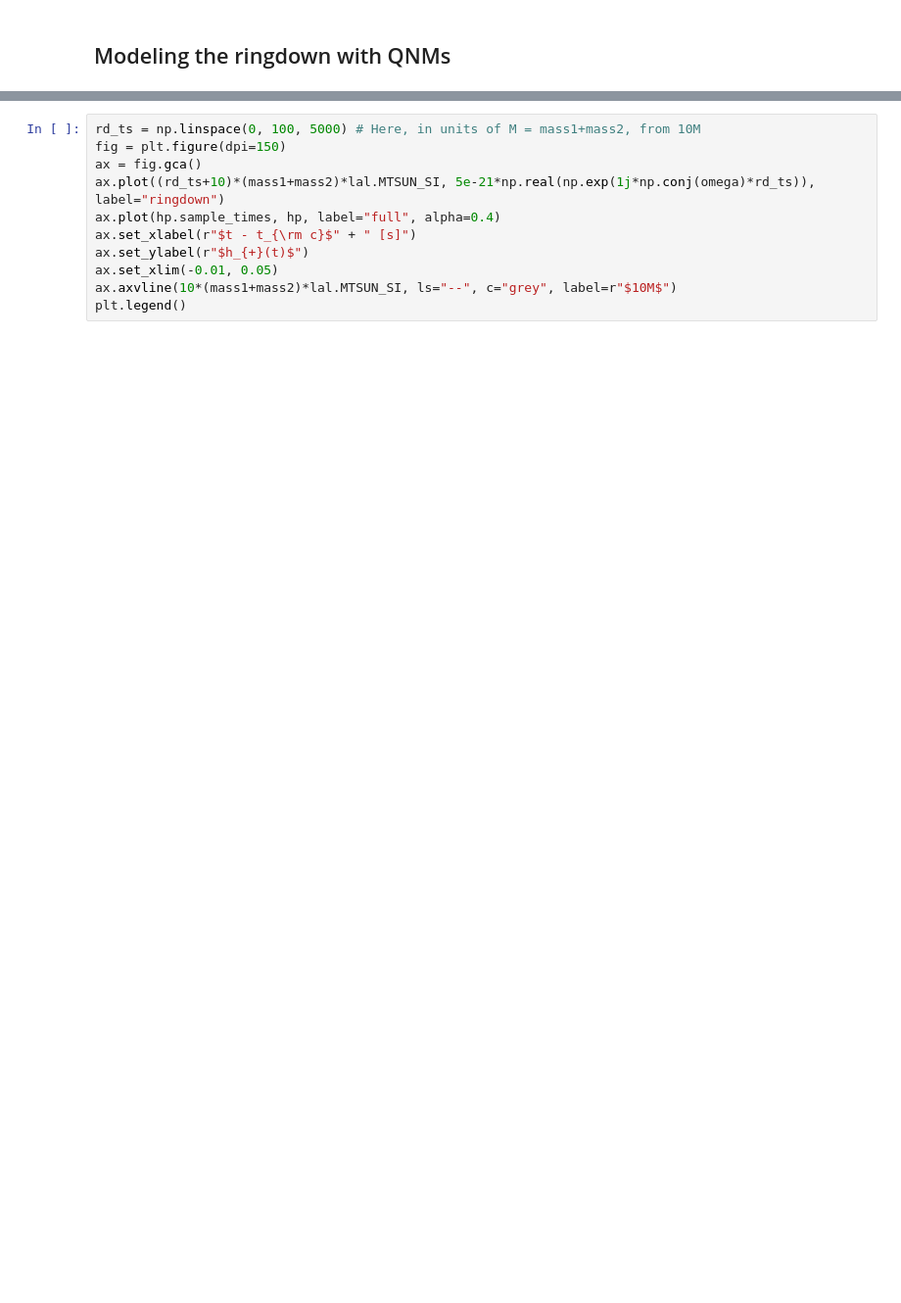
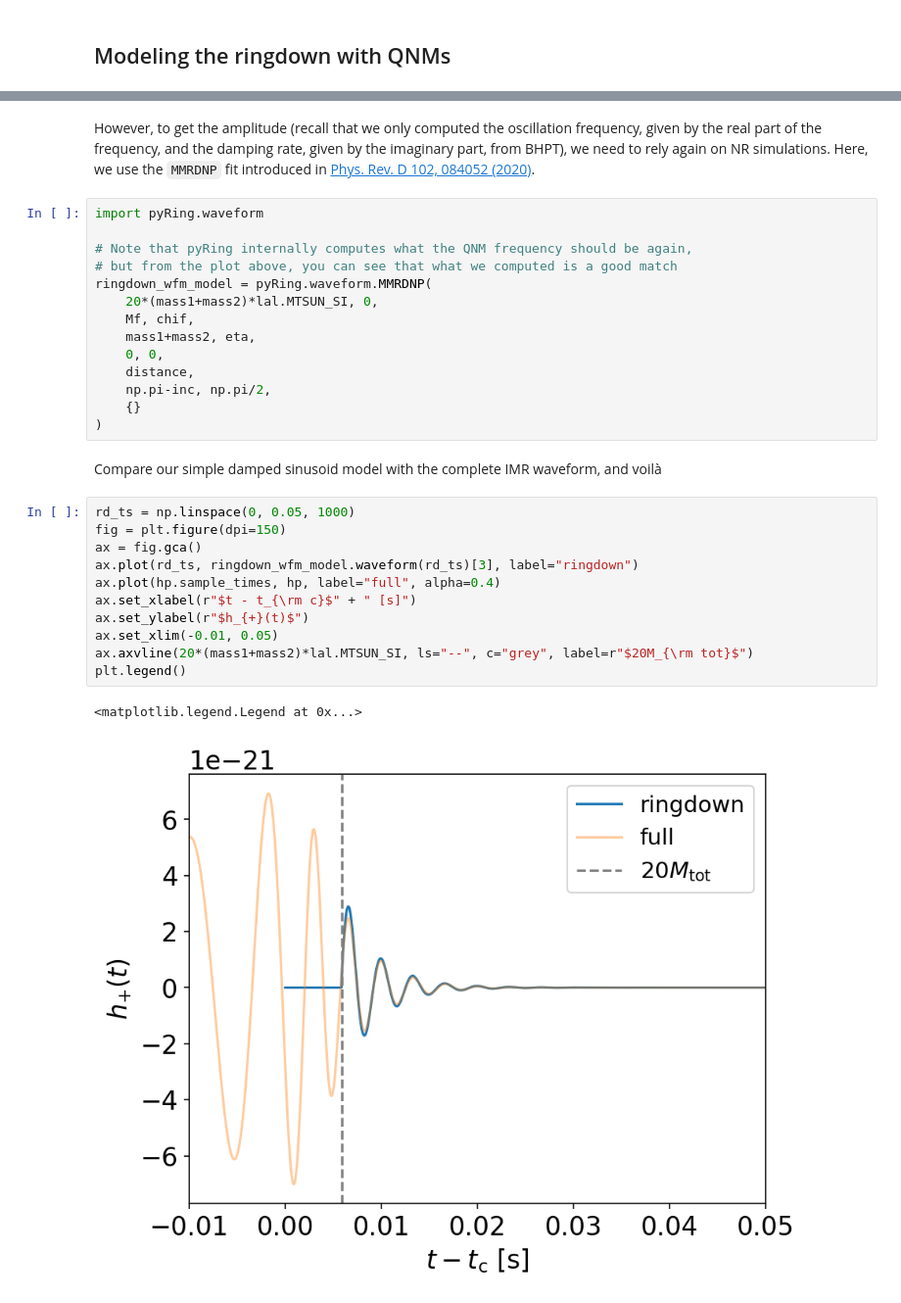
Before and after one commit to ricokaloklo/black-holes-and-gravitational-waves-2025-special-lecture, a Jupyter notebook: explore_inspiral_merger_ringdown_waveforms.ipynb, the cells around one changed output, grey strips where cells are left out. Shown: that part at 98% size. Cells and saved outputs as stored; diff of their text form; blank space fills up the shorter version.

```diff
--- a/explore_inspiral_merger_ringdown_waveforms.ipynb
+++ b/explore_inspiral_merger_ringdown_waveforms.ipynb
@@ -221,11 +307,32 @@ omega
+# %% [markdown]
+However, to get the amplitude (recall that we only computed the oscillation frequency, given by the real part of the frequency, and the damping rate, given by the imaginary part, from BHPT), we need to rely again on NR simulations. Here, we use the `MMRDNP` fit introduced in [Phys. Rev. D 102, 084052 (2020)](https://arxiv.org/abs/1801.08208).
+# %%
+import pyRing.waveform
+
+# Note that pyRing internally computes what the QNM frequency should be again,
+# but from the plot above, you can see that what we computed is a good match
+ringdown_wfm_model = pyRing.waveform.MMRDNP(
+    20*(mass1+mass2)*lal.MTSUN_SI, 0,
+    Mf, chif,
+    mass1+mass2, eta,
+    0, 0,
+    distance,
+    np.pi-inc, np.pi/2,
+    {}
+)
+# %% [markdown]
+Compare our simple damped sinusoid model with the complete IMR waveform, and voilà
 # %%
-rd_ts = np.linspace(0, 100, 5000) # Here, in units of M = mass1+mass2, from 10M
+rd_ts = np.linspace(0, 0.05, 1000)
 fig = plt.figure(dpi=150)
 ax = fig.gca()
-ax.plot((rd_ts+10)*(mass1+mass2)*lal.MTSUN_SI, 5e-21*np.real(np.exp(1j*np.conj(omega)*rd_ts)), label="ringdown")
+ax.plot(rd_ts, ringdown_wfm_model.waveform(rd_ts)[3], label="ringdown")
 ax.plot(hp.sample_times, hp, label="full", alpha=0.4)
 ax.set_xlabel(r"$t - t_{\rm c}$" + " [s]")
 ax.set_ylabel(r"$h_{+}(t)$")
 ax.set_xlim(-0.01, 0.05)
-ax.axvline(10*(mass1+mass2)*lal.MTSUN_SI, ls="--", c="grey", label=r"$10M$")
+ax.axvline(20*(mass1+mass2)*lal.MTSUN_SI, ls="--", c="grey", label=r"$20M_{\rm tot}$")
 plt.legend()
+# %% [output]
+<matplotlib.legend.Legend at 0x...>
+[figure, added]
```
Also changed, not shown: parts of 29 cells of this notebook.
